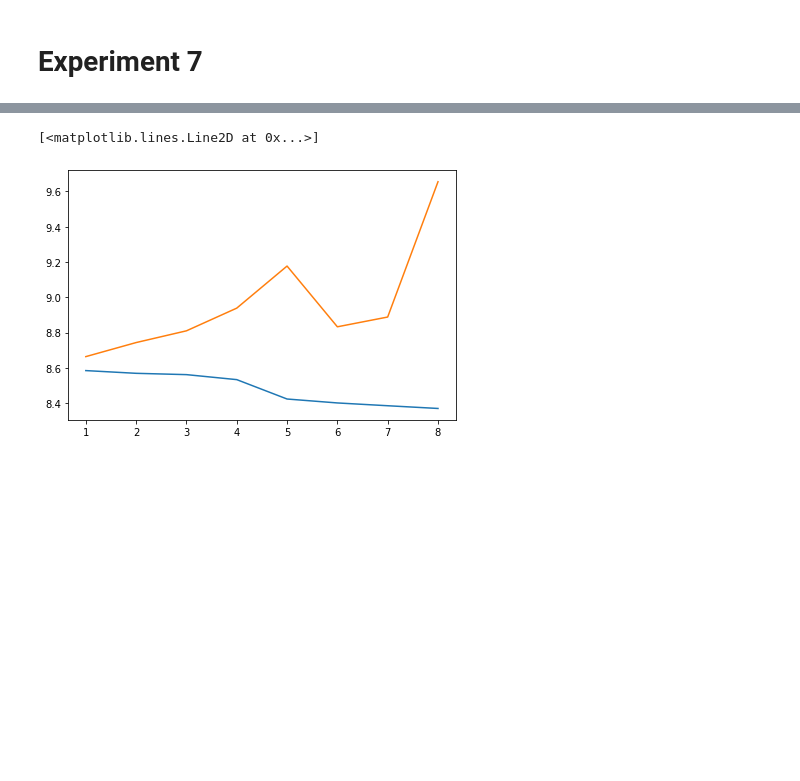
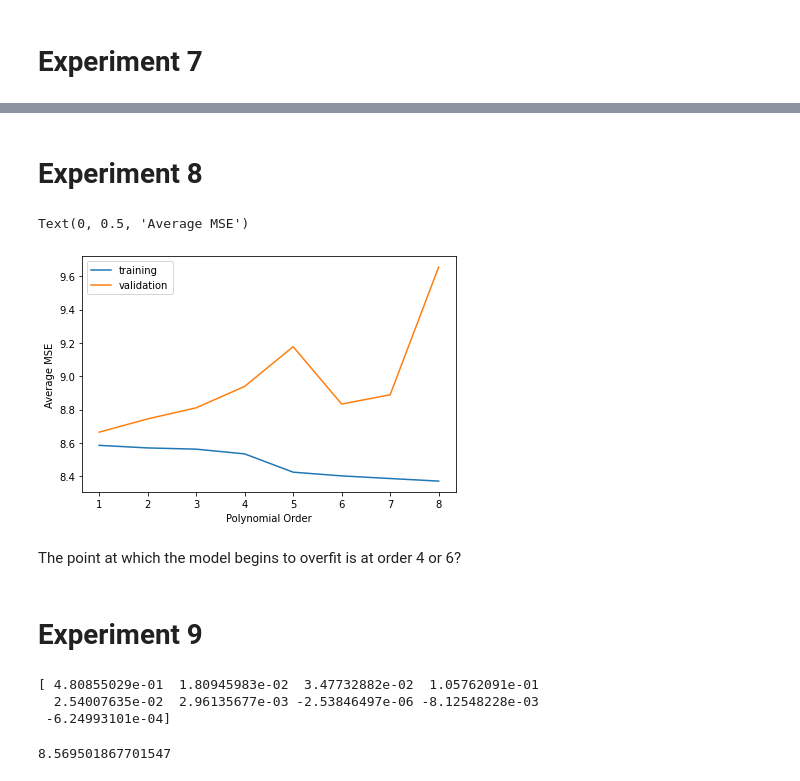
Before and after one commit to ethanjpkamus/cpsc-349-project-2, a Jupyter notebook: project2.ipynb, the cells around one changed output, grey strips where cells are left out. Saved outputs shown, nothing was run; the diff lists cells and outputs as text; code cells hidden in the pictures; blank space fills up the shorter version.

Commit message:
added plot experiments

```diff
--- a/project2.ipynb
+++ b/project2.ipynb
@@ -216,8 +197,53 @@ cross_validation(8, training_set)
+# %% [markdown]
+# Experiment 8
 # %%
 x = np.arange(1,9,1)
-x
-plt.plot(x, training_loss)
-plt.plot(x, validation_loss)
+line1, = plt.plot(x, training_loss, label='training')
+line2, = plt.plot(x, validation_loss, label='validation')
+leg = plt.legend(loc='upper left')
+plt.xlabel('Polynomial Order')
+plt.ylabel('Average MSE')
 # %% [output]
-[<matplotlib.lines.Line2D at 0x...>]
+Text(0, 0.5, 'Average MSE')
-[figure, old version]
+[figure, new version]
+# %% [markdown]
+The point at which the model begins to overfit is at order 4 or 6?
+# %% [markdown]
+# Experiment 9
+# %%
+# Use the entire training set to fit the best model given the results of experiment (8). What is the equation for this model? Find the final test MSE for this model
+x1 = training_set[0:900,[0]]
+x2 = training_set[0:900,[1]]
+t = training_set[0:900,[2]]
+t = t.reshape(900,)
+wt = calculate_weights(4, x1, x2, t, isValidation = False)
+
+# w_o40 = w_o4[0][0]
+# w_o41 = w_o4[0][1]
+# w_o42 = w_o4[0][2]
+# w_o43 = w_o4[0][3]
+# w_o44 = w_o4[0][4]
+# w_o45 = w_o4[0][5]
+# w_o46 = w_o4[0][6]
+# w_o47 = w_o4[0][7]
+# w_o48 = w_o4[0][8]
+w_o4 = wt[0]
+print(w_o4)
+X = wt[1]
+
+
+# predictions = []
+# for i in X:
+#     predictions = np.append(predictions, [[ w_o40 + (i[1]*w)
+#                                      + (i[2]*wq_2)
+#                                      + ((i[3])*wq_12)
+#                                      + ((i[4])*wq_22)]])
+loss = calculate_loss(w_o4, X, t)
+loss
+# avg_sq_loss = np.sum(loss)/len(loss)
+# avg_sq_loss
+# %% [output]
+[ 4.80855029e-01  1.80945983e-02  3.47732882e-02  1.05762091e-01
+  2.54007635e-02  2.96135677e-03 -2.53846497e-06 -8.12548228e-03
+ -6.24993101e-04]
+8.569501867701547
```
Also changed, not shown: parts of 8 cells of this notebook.
